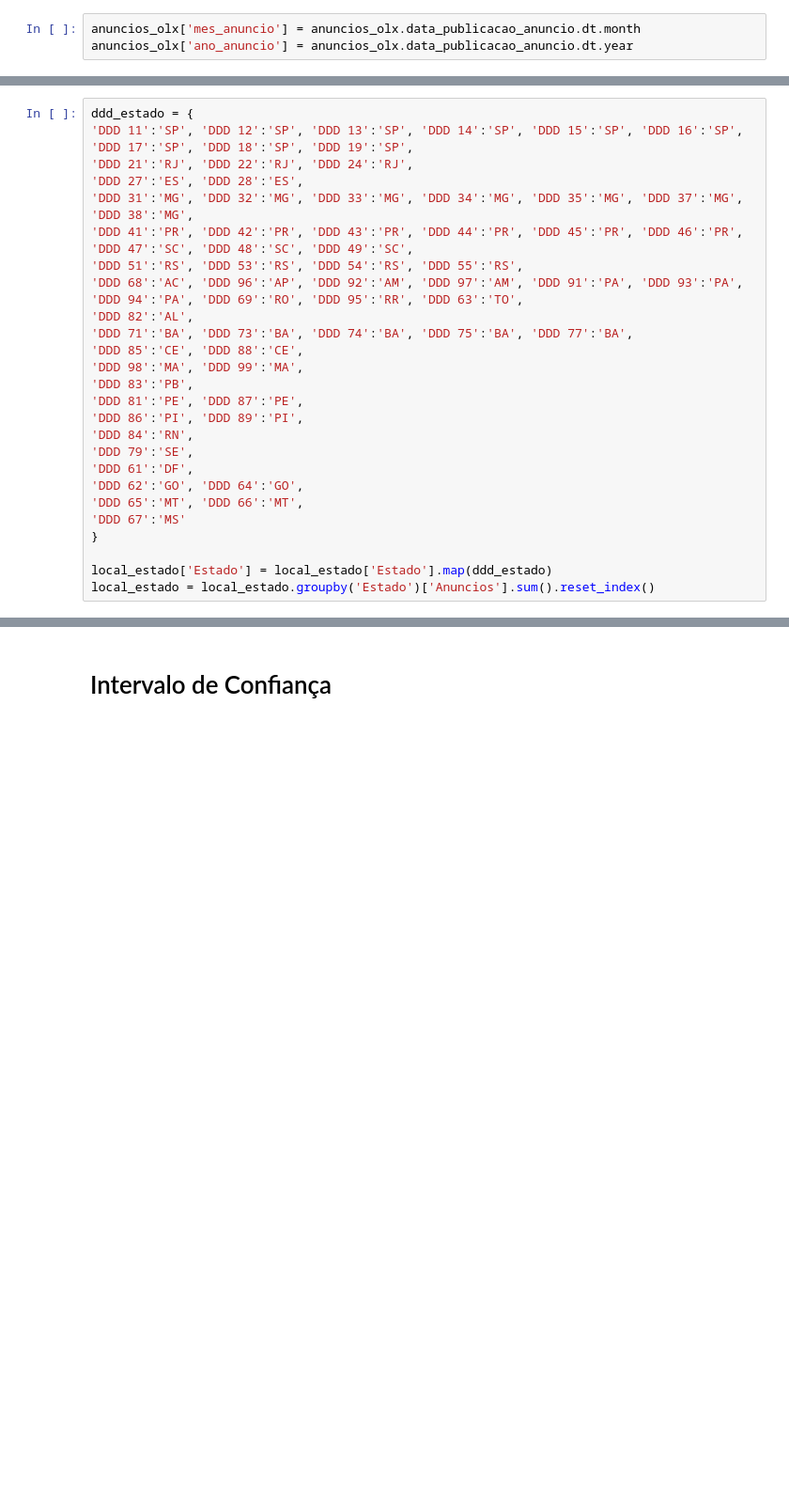
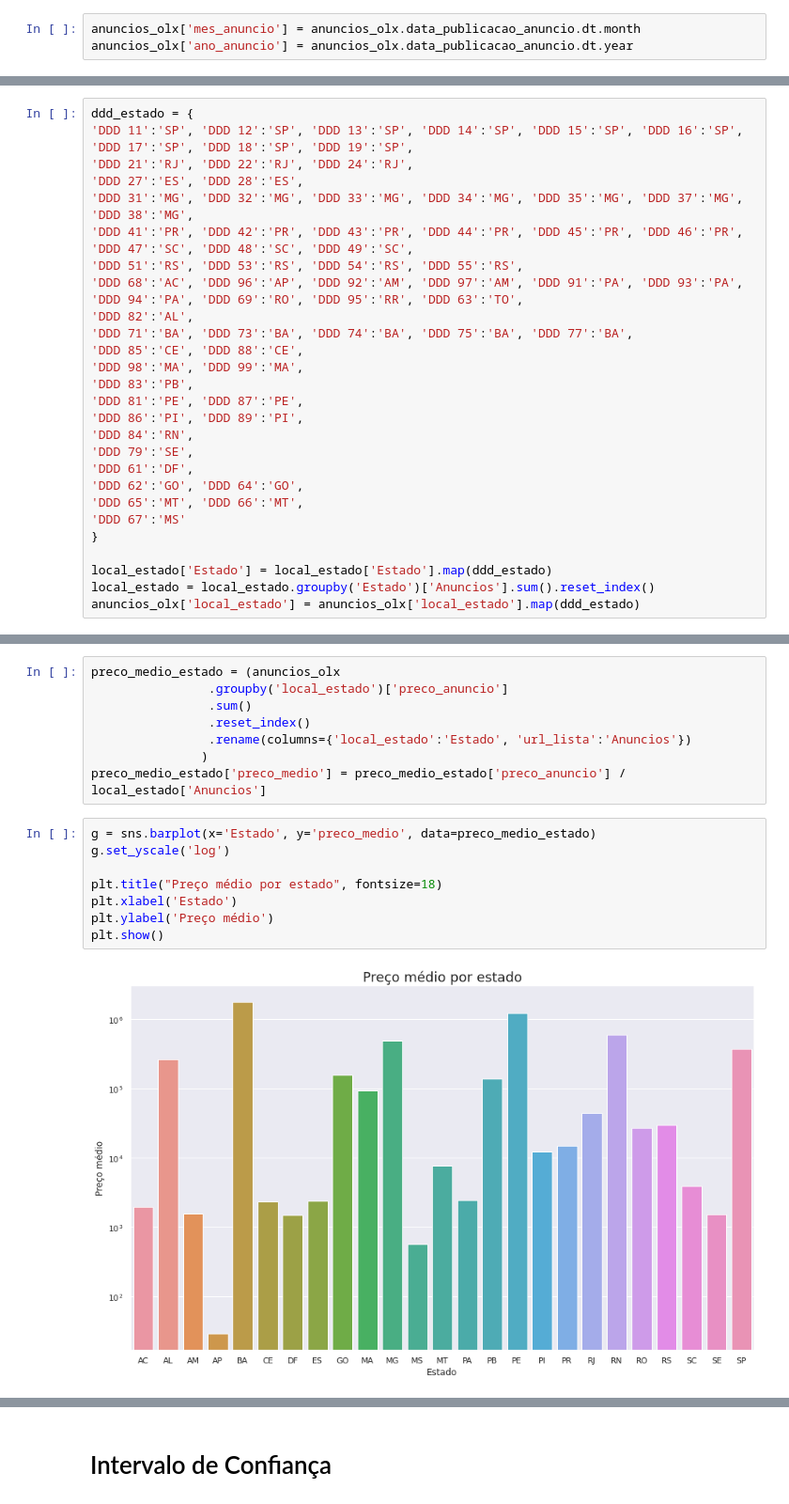
Before and after one commit to mschimieguel/Olx-Data-Analisis, a Jupyter notebook: Exploratory_Analysis.ipynb, the cells around one changed output, grey strips where cells are left out. Shown at 94% size. Cells and saved outputs as stored; diff of their text form; blank space fills up the shorter version.

```diff
--- a/Exploratory_Analysis.ipynb
+++ b/Exploratory_Analysis.ipynb
@@ -126,6 +145,7 @@ ddd_estado = {
 
 local_estado['Estado'] = local_estado['Estado'].map(ddd_estado)
 local_estado = local_estado.groupby('Estado')['Anuncios'].sum().reset_index()
+anuncios_olx['local_estado'] = anuncios_olx['local_estado'].map(ddd_estado)
 # %%
 g = sns.barplot(x='Estado', y='Anuncios', data=local_estado)
 g.set_yscale('log')
@@ -138,0 +161,18 @@ plt.show()
+# %%
+preco_medio_estado = (anuncios_olx
+                .groupby('local_estado')['preco_anuncio']
+                .sum()
+                .reset_index()
+                .rename(columns={'local_estado':'Estado', 'url_lista':'Anuncios'})
+               )
+preco_medio_estado['preco_medio'] = preco_medio_estado['preco_anuncio'] / local_estado['Anuncios']
+# %%
+g = sns.barplot(x='Estado', y='preco_medio', data=preco_medio_estado)
+g.set_yscale('log')
+
+plt.title("Preço médio por estado", fontsize=18)
+plt.xlabel('Estado')
+plt.ylabel('Preço médio')
+plt.show()
+# %% [output]
+[figure, added]
```
Also changed, not shown: parts of 17 cells of this notebook, 1 other file.
